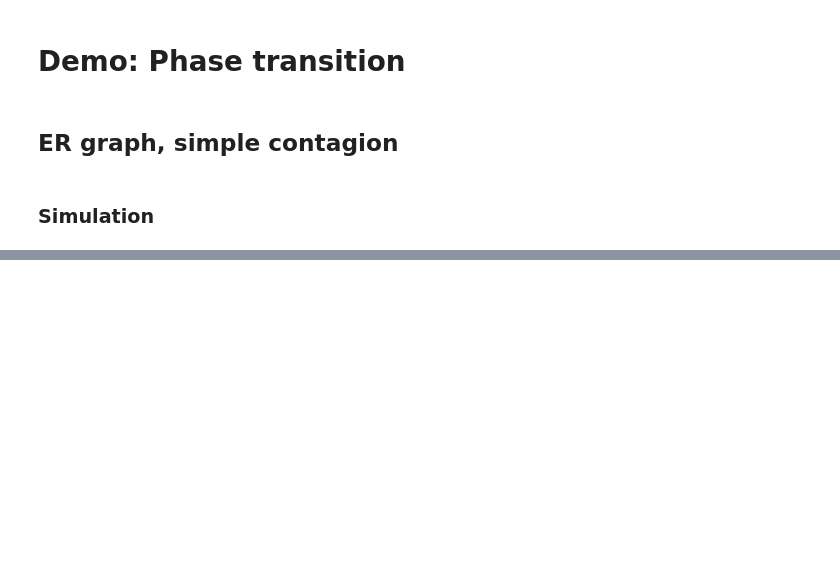
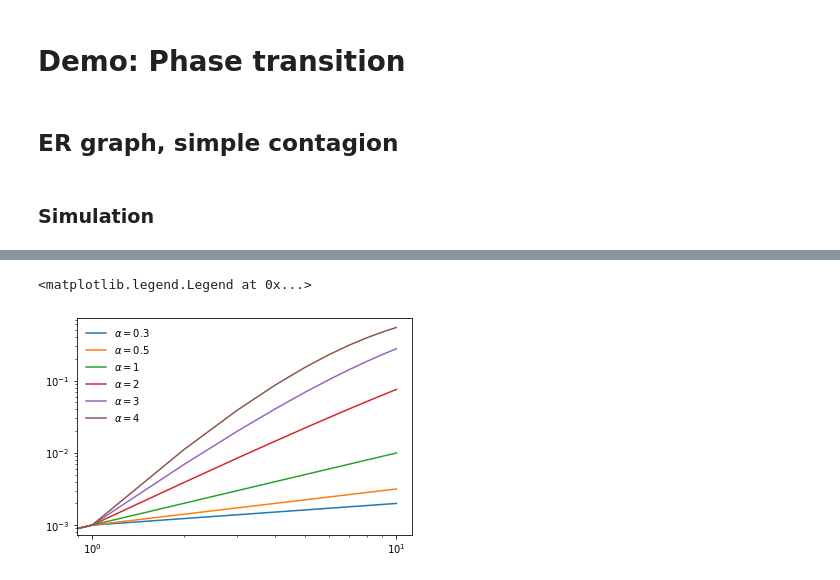
Before and after one commit to gstonge/fastsir, a Jupyter notebook: demo_phase_transition.ipynb, the cells around one changed output, grey strips where cells are left out. Saved outputs shown, nothing was run; the diff lists cells and outputs as text; code cells hidden in the pictures; blank space fills up the shorter version.

```diff
--- a/demo_phase_transition.ipynb
+++ b/demo_phase_transition.ipynb
@@ -68,0 +60,8 @@ R_arr
+# %%
+#Network parameters
+N = 50000
+k = 10 #connected to 10 nearest neighbors
+p = 0.1
+G = nx.watts_strogatz_graph(N,k,p)
+max_degree = np.max([G.degree(n) for n in G])
+edgelist = list(G.edges())
@@ -68,0 +118,10 @@ R_arr
+# %%
+#show contagion profile
+infection_func = lambda alpha,q,k: (1-(1-q**(1/alpha))**k)**alpha
+klist = np.arange(11)
+for alpha in [0.3,0.5,1,2,3,4]:
+    plt.loglog(klist,infection_func(alpha,0.001,klist), label=fr"$\alpha = {alpha}$")
+plt.legend(frameon=False)
+# %% [output]
+<matplotlib.legend.Legend at 0x...>
+[figure, added]
```
Also changed, not shown: parts of 26 cells of this notebook, 3 other files.
